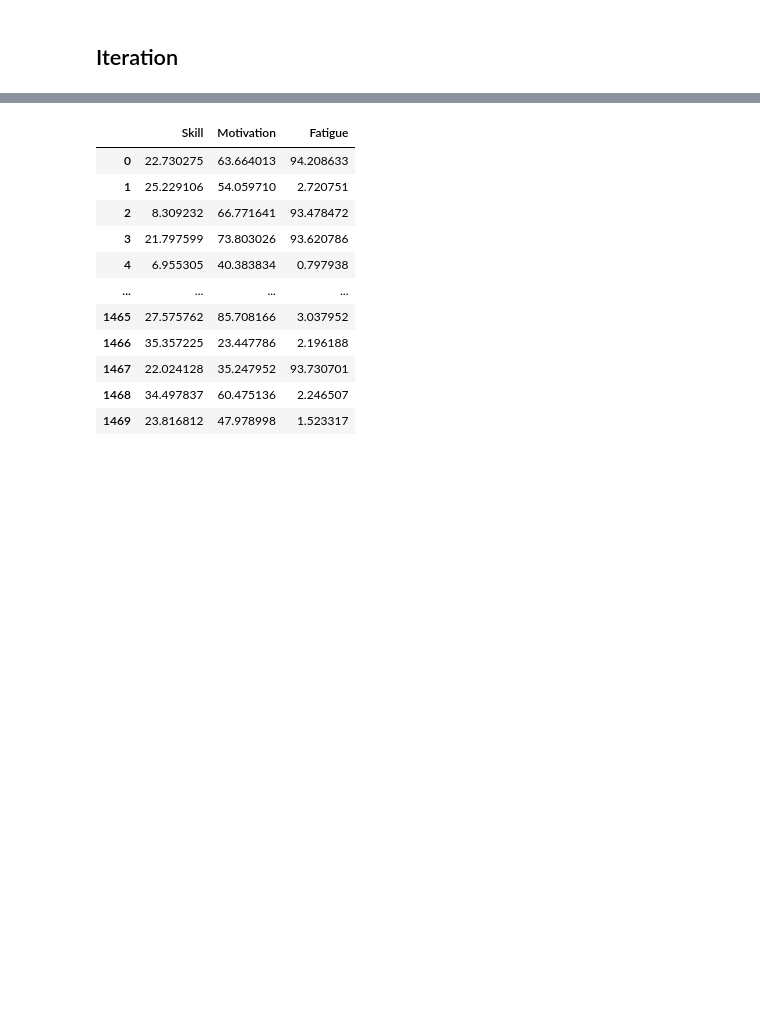
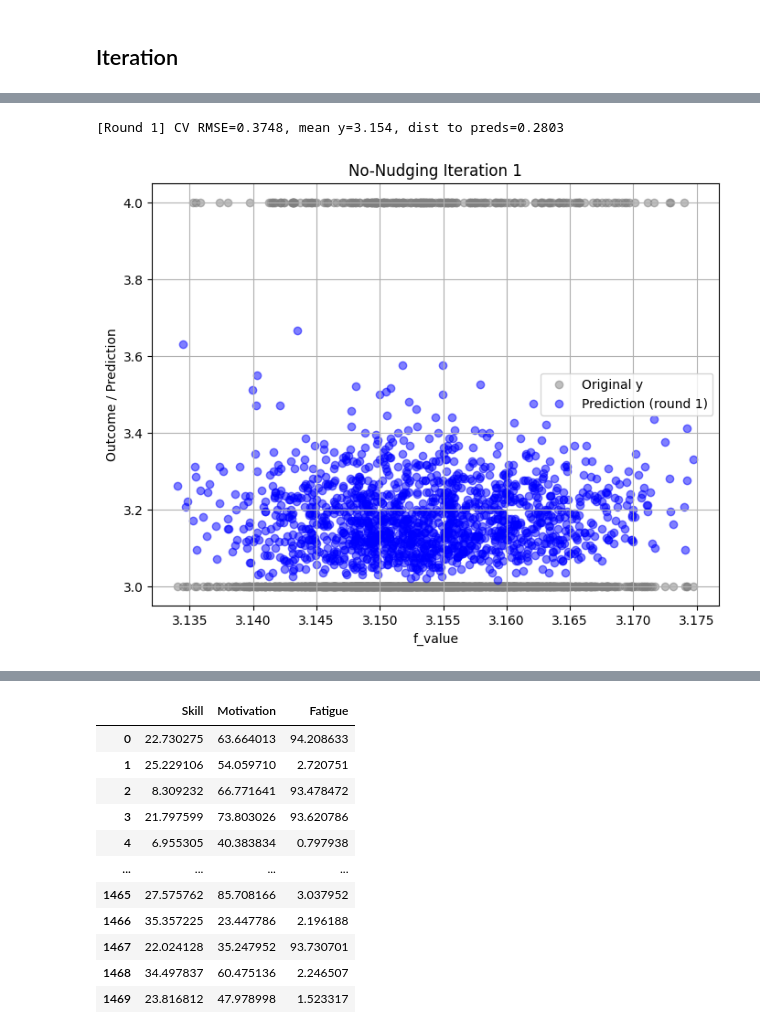
Before and after one commit to Sarah-Pan/Prediction-Model-Nudging, a Jupyter notebook: IBM_HR_Analytic.ipynb, the cells around one changed output, grey strips where cells are left out. Drawn from its saved outputs; the diff is of its cells as text; code cells hidden in the pictures; blank space fills up the shorter version.

```diff
--- a/IBM_HR_Analytic.ipynb
+++ b/IBM_HR_Analytic.ipynb
@@ -471,4 +539,9 @@ results, nudged_y, final_model, f_values_his,  pred_history, nudged_history = nu
 ... (8 outputs left out)
+# %%
+results_non, y_non, final_model_non, f_values_his_non, pred_history_non = no_nudging_iteration(X, y,X_states, n_rounds=1, n_splits=5, plot_each_round=True)
+# %% [output]
+[Round 1] CV RMSE=0.3748, mean y=3.154, dist to preds=0.2803
+[figure, added]
 # %%
 import matplotlib.pyplot as plt
 import matplotlib.animation as animation
```
Also changed, not shown: parts of 5 cells of this notebook, 16 other files.
